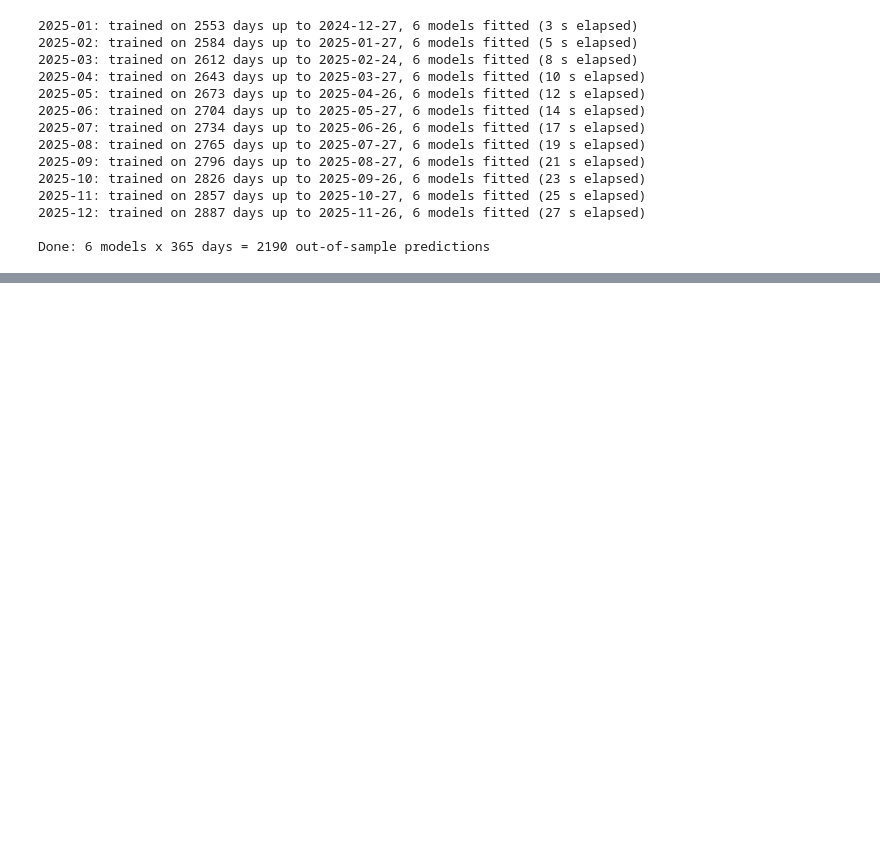
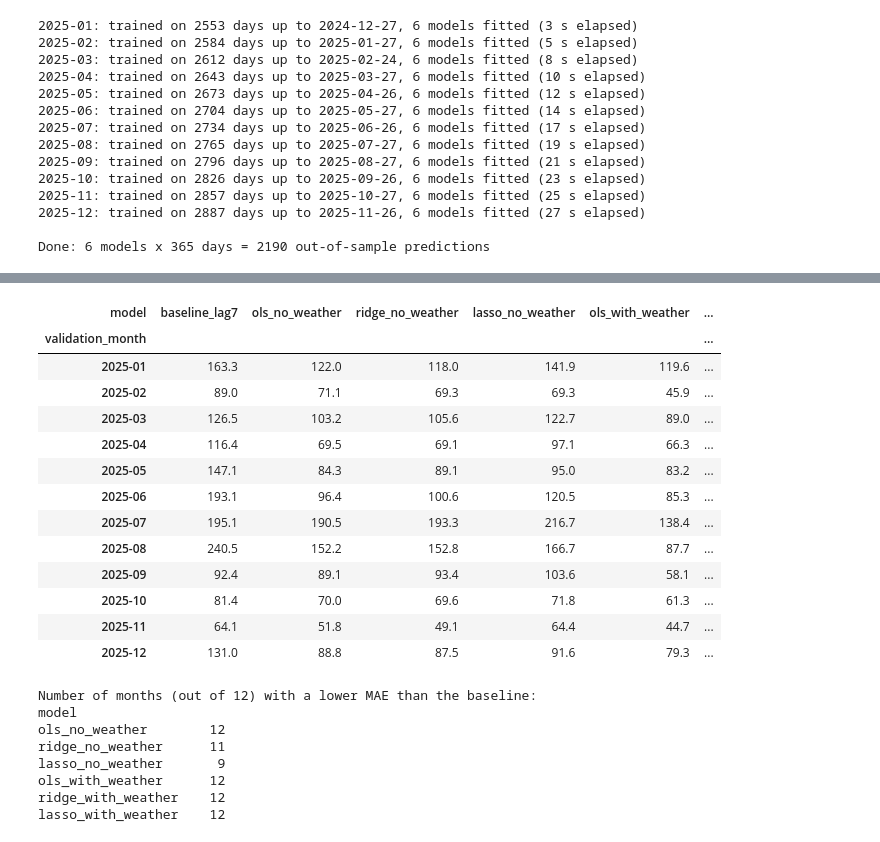
Before and after one commit to LaraMileto/DSF_forecasting_electricity_consumption_Basel, a Jupyter notebook: code/06_linear_models.ipynb, the cells around one changed output, grey strips where cells are left out. Cells and saved outputs as stored; diff of their text form; code cells hidden in the pictures; blank space fills up the shorter version.

```diff
--- a/code/06_linear_models.ipynb
+++ b/code/06_linear_models.ipynb
@@ -524,0 +535,30 @@ Done: 6 models x 365 days = 2190 out-of-sample predictions
+# %%
+# Overall 2025 validation performance: baseline vs. the six linear models (identical 365 dates)
+MODEL_ORDER = ["baseline_lag7"] + [f"{m}_{s}" for s in SPECS for m in MODEL_NAMES]
+
+all_pred = pd.concat([
+    baseline_pred[["date", "model", "actual_mwh", "predicted_mwh", "prediction_error_mwh", "absolute_error_mwh"]],
+    linear_pred[["date", "model", "actual_mwh", "predicted_mwh", "prediction_error_mwh", "absolute_error_mwh"]],
+], ignore_index=True)
+
+# The actual values must be identical for every model on every date
+actual_per_date = all_pred.groupby("date")["actual_mwh"].agg(["min", "max"])
+assert np.allclose(actual_per_date["min"], actual_per_date["max"]), "Actual values differ between models"
+
+baseline_abs_error = baseline_pred.set_index("date")["absolute_error_mwh"]
+rows = []
+for label in MODEL_ORDER:
+    g = all_pred[all_pred["model"] == label]
+    beats_baseline = (g.set_index("date")["absolute_error_mwh"] < baseline_abs_error).mean()
+    rows.append({"model": label, **compute_metrics(g["actual_mwh"], g["predicted_mwh"]),
+                 "share_days_better_than_baseline_pct": np.nan if label == "baseline_lag7" else 100 * beats_baseline})
+comparison = pd.DataFrame(rows)
+
+base_mae, base_rmse = comparison.loc[comparison["model"] == "baseline_lag7", ["mae_mwh", "rmse_mwh"]].iloc[0]
+comparison["mae_improvement_pct"] = 100 * (1 - comparison["mae_mwh"] / base_mae)
+comparison["rmse_improvement_pct"] = 100 * (1 - comparison["rmse_mwh"] / base_rmse)
+display(comparison.round(1))
+
+best = comparison.iloc[1:].sort_values("mae_mwh").iloc[0]
+print(f"Lowest validation MAE: {best['model']} with {best['mae_mwh']:.1f} MWh/day "
+      f"({best['mae_improvement_pct']:.1f}% lower than the baseline)")
@@ -524,0 +581,34 @@ Done: 6 models x 365 days = 2190 out-of-sample predictions
+# %%
+# Monthly MAE of every model (one row per validation fold)
+monthly = (
+    all_pred.assign(validation_month=all_pred["date"].dt.strftime("%Y-%m"))
+    .groupby(["validation_month", "model"])["absolute_error_mwh"].mean()
+    .unstack("model")[MODEL_ORDER]
+)
+display(monthly.round(1))
+better_months = (monthly.drop(columns="baseline_lag7").lt(monthly["baseline_lag7"], axis=0)).sum()
+print("Number of months (out of 12) with a lower MAE than the baseline:")
+print(better_months.to_string())
+# %% [output]
+| model | baseline_lag7 | ols_no_weather | ridge_no_weather | lasso_no_weather | ols_with_weather | ... |
+| validation_month |  |  |  |  |  | ... |
+| 2025-01 | 163.3 | 122.0 | 118.0 | 141.9 | 119.6 | ... |
+| 2025-02 | 89.0 | 71.1 | 69.3 | 69.3 | 45.9 | ... |
+| 2025-03 | 126.5 | 103.2 | 105.6 | 122.7 | 89.0 | ... |
+| 2025-04 | 116.4 | 69.5 | 69.1 | 97.1 | 66.3 | ... |
+| 2025-05 | 147.1 | 84.3 | 89.1 | 95.0 | 83.2 | ... |
+| 2025-06 | 193.1 | 96.4 | 100.6 | 120.5 | 85.3 | ... |
+| 2025-07 | 195.1 | 190.5 | 193.3 | 216.7 | 138.4 | ... |
+| 2025-08 | 240.5 | 152.2 | 152.8 | 166.7 | 87.7 | ... |
+| 2025-09 | 92.4 | 89.1 | 93.4 | 103.6 | 58.1 | ... |
+| 2025-10 | 81.4 | 70.0 | 69.6 | 71.8 | 61.3 | ... |
+| 2025-11 | 64.1 | 51.8 | 49.1 | 64.4 | 44.7 | ... |
+| 2025-12 | 131.0 | 88.8 | 87.5 | 91.6 | 79.3 | ... |
+Number of months (out of 12) with a lower MAE than the baseline:
+model
+ols_no_weather        12
+ridge_no_weather      11
+lasso_no_weather       9
+ols_with_weather      12
+ridge_with_weather    12
+lasso_with_weather    12
```
Also changed, not shown: parts of 5 cells of this notebook, 1 other file.
